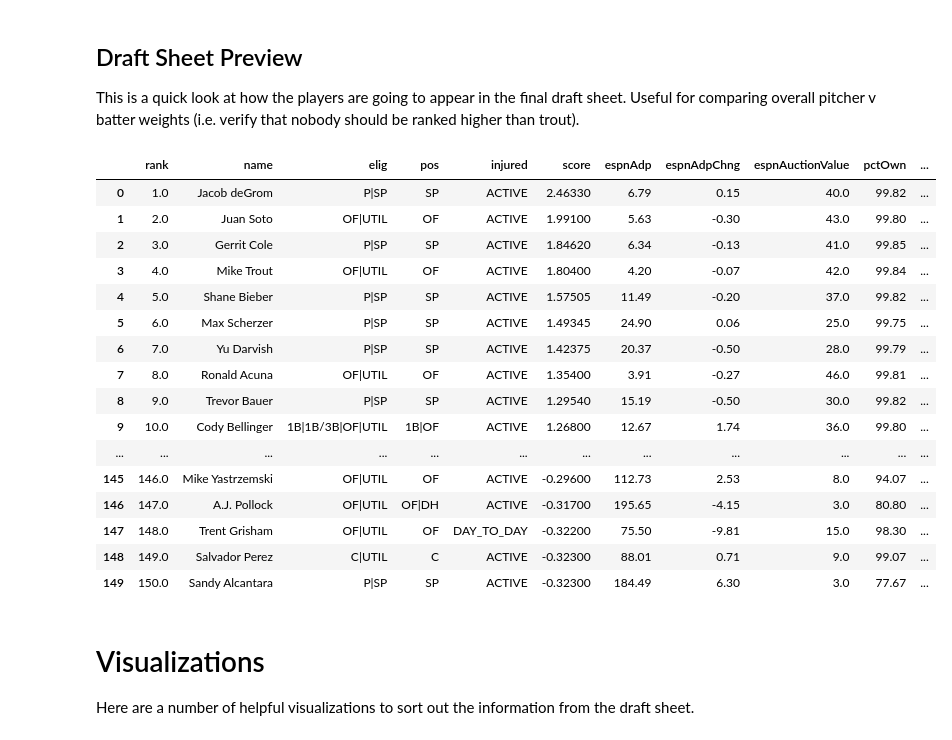
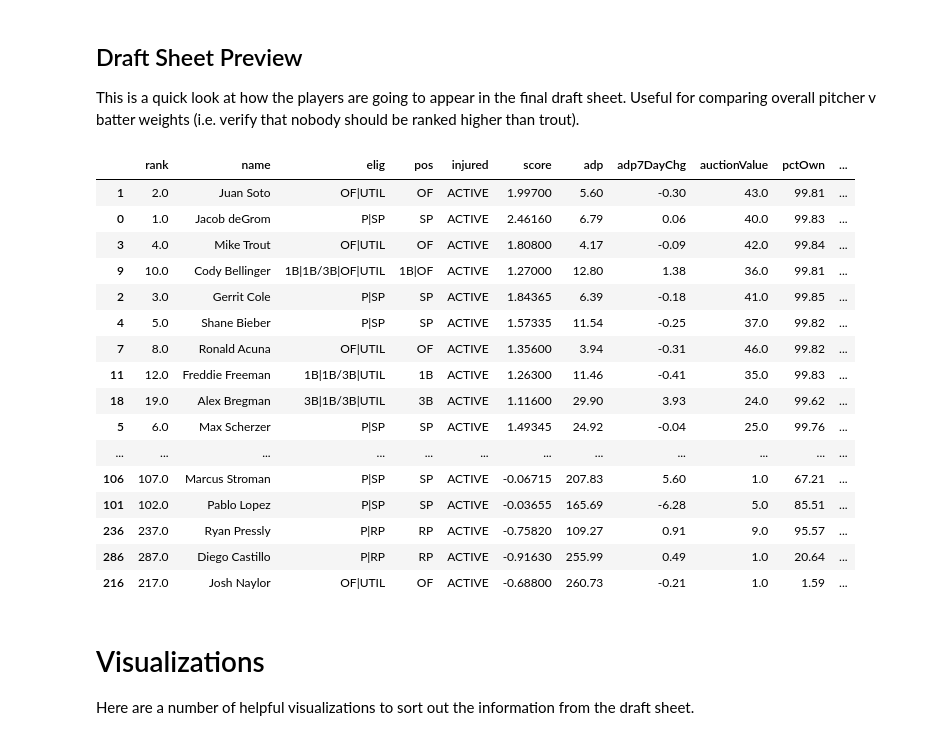
Before and after one commit to zmsy/notebooks, a Jupyter notebook: player_z_scores_preseason.ipynb, the cells around one changed output. Saved outputs shown, nothing was run; the diff lists cells and outputs as text; code cells hidden in the pictures.

```diff
--- a/player_z_scores_preseason.ipynb
+++ b/player_z_scores_preseason.ipynb
@@ -90,6 +90,16 @@ dfmcs = pd.read_sql(sqlalchemy.text(
     """),
     conn
 )
+dfpl = pd.read_sql(sqlalchemy.text(
+    """
+        select
+            name,
+            rank as "pListRank",
+            tier as "pListTier"
+        from fantasy.pitchers_pitcherlist_100
+    """),
+    conn
+)
 # %%
 # create any calculated columns necessary
 dfb['k_pct'] = (dfb['so'] / dfb['ab']).round(2)
@@ -321,7 +331,8 @@ df = pd.concat([
 df.rename(columns = {'total_z_score':'score'}, inplace = True)
 
 # merge in ESPN player data
-dfz = pd.merge(df, dfe, left_on=['name', 'catg'], right_on=['name', 'catg'], how='left')
+dfy = pd.merge(df, dfe, left_on=['name', 'catg'], right_on=['name', 'catg'], how='left')
+dfz = pd.merge(dfy, dfpl, on='name', how='left')
 dfd = pd.merge(dfz, dfmcs, on='name', how='left')
 
 # fill in missing type values, need to adjust names later
@@ -375,7 +386,13 @@ dfd['rank'] = dfd['score'].rank(ascending=False, method='first', na_option='bott
 In order to make the outputs more usable, apply a number of color stylings and ranking scale sliders to the actual xlsx file.
 # %%
 dfd = dfd[['rank','name','elig','pos','injured','score','espnAdp','espnAdpChng','espnAuctionValue','pctOwn',
-    'pctStart','catg','catgRank','primaryPos','primaryPosRank', 'werth', 'werthRank', 'posAdjWerth']]
+    'pctStart','catg','catgRank','primaryPos','primaryPosRank', 'werth', 'werthRank', 'posAdjWerth', 'pListRank', 'pListTier']]
+
+dfd = dfd.rename(columns={
+    'espnAdp': 'adp',
+    'espnAuctionValue': 'auctionValue',
+    'espnAdpChng': 'adp7DayChg',
+})
 # %% [markdown]
 ## Write Excel files for distribution
 # %%
@@ -388,25 +405,25 @@ with pd.ExcelWriter('fantasy2021.xlsx') as writer:
 
 This is a quick look at how the players are going to appear in the final draft sheet. Useful for comparing overall pitcher v batter weights (i.e. verify that nobody should be ranked higher than trout).
 # %%
-dfd.sort_values(by='score', ascending=False).head(150)
+dfd.sort_values(by='posAdjWerth', ascending=False).head(150)
 # %% [output]
-|  | rank | name | elig | pos | injured | score | espnAdp | espnAdpChng | espnAuctionValue | pctOwn | ... |
-| 0 | 1.0 | Jacob deGrom | P|SP | SP | ACTIVE | 2.46330 | 6.79 | 0.15 | 40.0 | 99.82 | ... |
-| 1 | 2.0 | Juan Soto | OF|UTIL | OF | ACTIVE | 1.99100 | 5.63 | -0.30 | 43.0 | 99.80 | ... |
-| 2 | 3.0 | Gerrit Cole | P|SP | SP | ACTIVE | 1.84620 | 6.34 | -0.13 | 41.0 | 99.85 | ... |
-| 3 | 4.0 | Mike Trout | OF|UTIL | OF | ACTIVE | 1.80400 | 4.20 | -0.07 | 42.0 | 99.84 | ... |
-| 4 | 5.0 | Shane Bieber | P|SP | SP | ACTIVE | 1.57505 | 11.49 | -0.20 | 37.0 | 99.82 | ... |
-| 5 | 6.0 | Max Scherzer | P|SP | SP | ACTIVE | 1.49345 | 24.90 | 0.06 | 25.0 | 99.75 | ... |
-| 6 | 7.0 | Yu Darvish | P|SP | SP | ACTIVE | 1.42375 | 20.37 | -0.50 | 28.0 | 99.79 | ... |
-| 7 | 8.0 | Ronald Acuna | OF|UTIL | OF | ACTIVE | 1.35400 | 3.91 | -0.27 | 46.0 | 99.81 | ... |
-| 8 | 9.0 | Trevor Bauer | P|SP | SP | ACTIVE | 1.29540 | 15.19 | -0.50 | 30.0 | 99.82 | ... |
-| 9 | 10.0 | Cody Bellinger | 1B|1B/3B|OF|UTIL | 1B|OF | ACTIVE | 1.26800 | 12.67 | 1.74 | 36.0 | 99.80 | ... |
+|  | rank | name | elig | pos | injured | score | adp | adp7DayChg | auctionValue | pctOwn | ... |
+| 1 | 2.0 | Juan Soto | OF|UTIL | OF | ACTIVE | 1.99700 | 5.60 | -0.30 | 43.0 | 99.81 | ... |
+| 0 | 1.0 | Jacob deGrom | P|SP | SP | ACTIVE | 2.46160 | 6.79 | 0.06 | 40.0 | 99.83 | ... |
+| 3 | 4.0 | Mike Trout | OF|UTIL | OF | ACTIVE | 1.80800 | 4.17 | -0.09 | 42.0 | 99.84 | ... |
+| 9 | 10.0 | Cody Bellinger | 1B|1B/3B|OF|UTIL | 1B|OF | ACTIVE | 1.27000 | 12.80 | 1.38 | 36.0 | 99.81 | ... |
+| 2 | 3.0 | Gerrit Cole | P|SP | SP | ACTIVE | 1.84365 | 6.39 | -0.18 | 41.0 | 99.85 | ... |
+| 4 | 5.0 | Shane Bieber | P|SP | SP | ACTIVE | 1.57335 | 11.54 | -0.25 | 37.0 | 99.82 | ... |
+| 7 | 8.0 | Ronald Acuna | OF|UTIL | OF | ACTIVE | 1.35600 | 3.94 | -0.31 | 46.0 | 99.82 | ... |
+| 11 | 12.0 | Freddie Freeman | 1B|1B/3B|UTIL | 1B | ACTIVE | 1.26300 | 11.46 | -0.41 | 35.0 | 99.83 | ... |
+| 18 | 19.0 | Alex Bregman | 3B|1B/3B|UTIL | 3B | ACTIVE | 1.11600 | 29.90 | 3.93 | 24.0 | 99.62 | ... |
+| 5 | 6.0 | Max Scherzer | P|SP | SP | ACTIVE | 1.49345 | 24.92 | -0.04 | 25.0 | 99.76 | ... |
 | ... | ... | ... | ... | ... | ... | ... | ... | ... | ... | ... | ... |
-| 145 | 146.0 | Mike Yastrzemski | OF|UTIL | OF | ACTIVE | -0.29600 | 112.73 | 2.53 | 8.0 | 94.07 | ... |
-| 146 | 147.0 | A.J. Pollock | OF|UTIL | OF|DH | ACTIVE | -0.31700 | 195.65 | -4.15 | 3.0 | 80.80 | ... |
-| 147 | 148.0 | Trent Grisham | OF|UTIL | OF | DAY_TO_DAY | -0.32200 | 75.50 | -9.81 | 15.0 | 98.30 | ... |
-| 148 | 149.0 | Salvador Perez | C|UTIL | C | ACTIVE | -0.32300 | 88.01 | 0.71 | 9.0 | 99.07 | ... |
-| 149 | 150.0 | Sandy Alcantara | P|SP | SP | ACTIVE | -0.32300 | 184.49 | 6.30 | 3.0 | 77.67 | ... |
+| 106 | 107.0 | Marcus Stroman | P|SP | SP | ACTIVE | -0.06715 | 207.83 | 5.60 | 1.0 | 67.21 | ... |
+| 101 | 102.0 | Pablo Lopez | P|SP | SP | ACTIVE | -0.03655 | 165.69 | -6.28 | 5.0 | 85.51 | ... |
+| 236 | 237.0 | Ryan Pressly | P|RP | RP | ACTIVE | -0.75820 | 109.27 | 0.91 | 9.0 | 95.57 | ... |
+| 286 | 287.0 | Diego Castillo | P|RP | RP | ACTIVE | -0.91630 | 255.99 | 0.49 | 1.0 | 20.64 | ... |
+| 216 | 217.0 | Josh Naylor | OF|UTIL | OF | ACTIVE | -0.68800 | 260.73 | -0.21 | 1.0 | 1.59 | ... |
 # %% [markdown]
 # Visualizations
 
```
Also changed, not shown: parts of 5 cells of this notebook, 1 other file.
